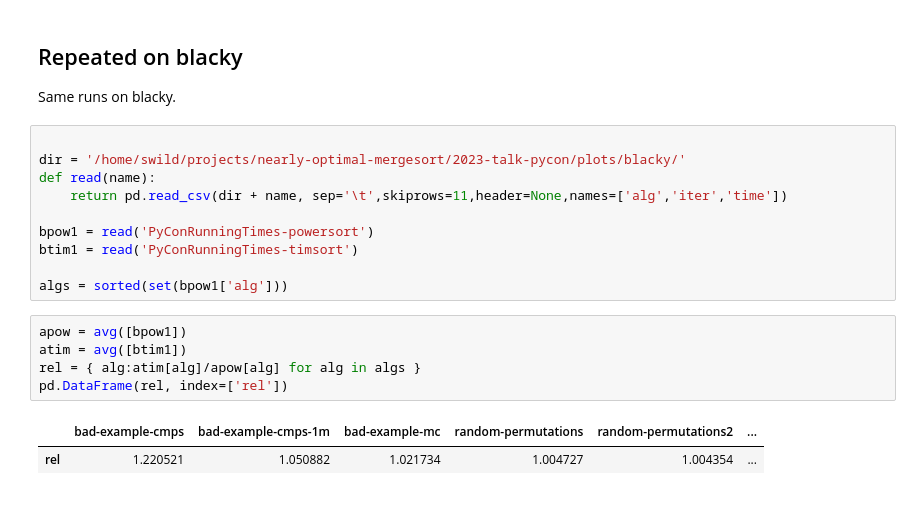
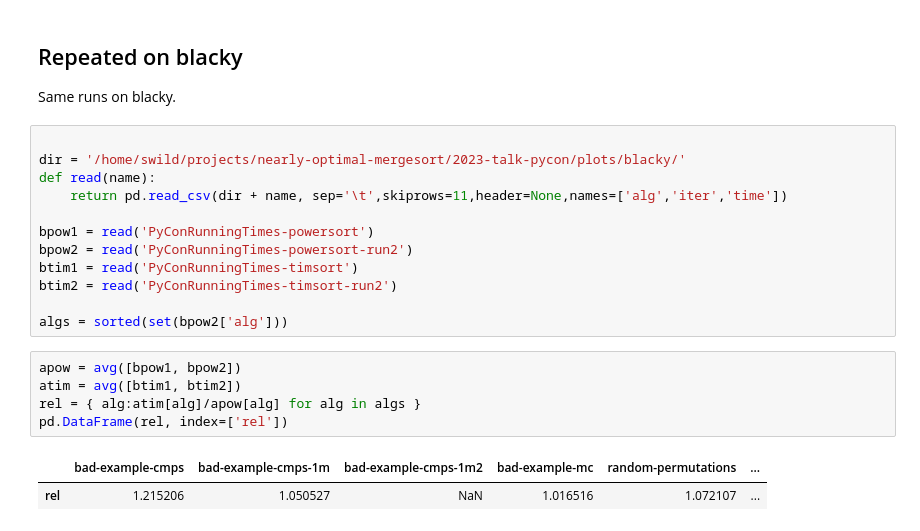
Before and after one commit to roarin-roran/Sorting, a Jupyter notebook: Experiments/PyConRunningTimesPlots.ipynb, the cells around one changed output. Saved outputs shown, nothing was run; the diff lists cells and outputs as text.

```diff
--- a/Experiments/PyConRunningTimesPlots.ipynb
+++ b/Experiments/PyConRunningTimesPlots.ipynb
@@ -202,14 +205,16 @@ def read(name):
 	return pd.read_csv(dir + name, sep='\t',skiprows=11,header=None,names=['alg','iter','time'])
 
 bpow1 = read('PyConRunningTimes-powersort')
+bpow2 = read('PyConRunningTimes-powersort-run2')
 btim1 = read('PyConRunningTimes-timsort')
+btim2 = read('PyConRunningTimes-timsort-run2')
 
-algs = sorted(set(bpow1['alg']))
+algs = sorted(set(bpow2['alg']))
 # %%
-apow = avg([bpow1])
-atim = avg([btim1])
+apow = avg([bpow1, bpow2])
+atim = avg([btim1, btim2])
 rel = { alg:atim[alg]/apow[alg] for alg in algs }
 pd.DataFrame(rel, index=['rel'])
 # %% [output]
-|  | bad-example-cmps | bad-example-cmps-1m | bad-example-mc | random-permutations | random-permutations2 | ... |
-| rel | 1.220521 | 1.050882 | 1.021734 | 1.004727 | 1.004354 | ... |
+|  | bad-example-cmps | bad-example-cmps-1m | bad-example-cmps-1m2 | bad-example-mc | random-permutations | ... |
+| rel | 1.215206 | 1.050527 | NaN | 1.016516 | 1.072107 | ... |
```
Also changed, not shown: parts of 7 cells of this notebook, 1 other file.
